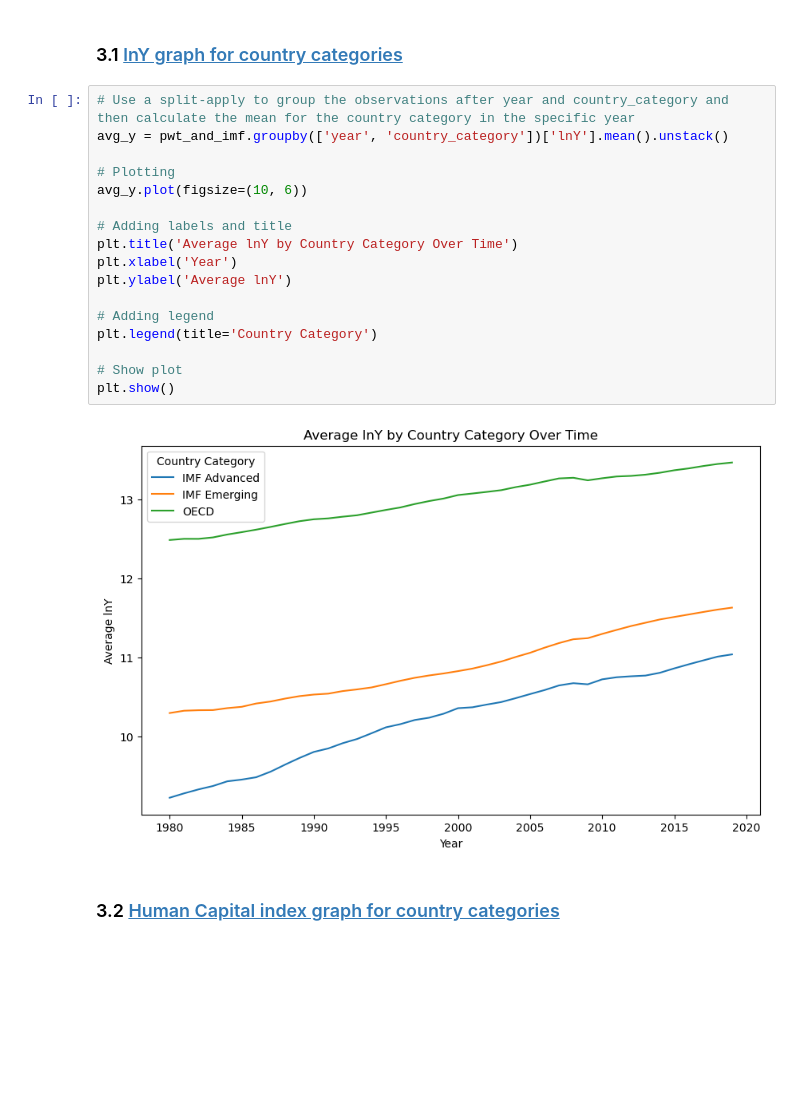
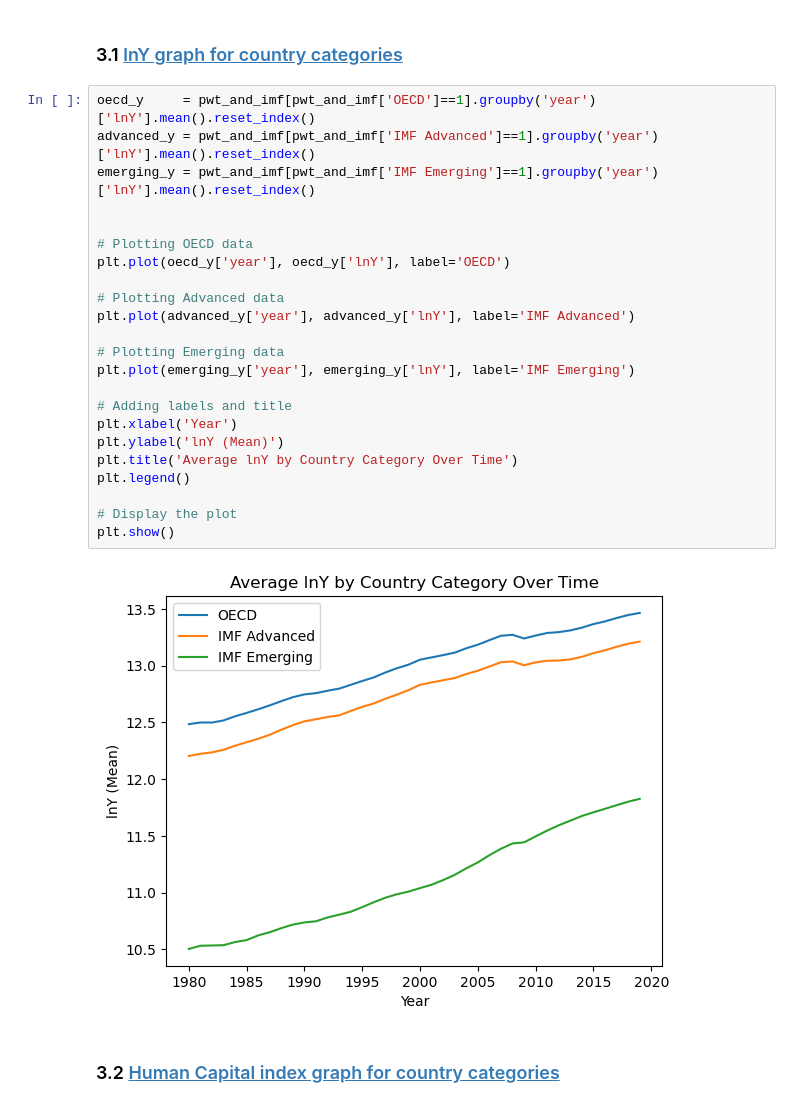
Before and after one commit to NumEconCopenhagen/projects-2024-mathias-mikkel-gabriele, a Jupyter notebook: dataproject/dataproject.ipynb, the cells around one changed output. Saved outputs shown, nothing was run; the diff lists cells and outputs as text; blank space fills up the shorter version.

```diff
--- a/dataproject/dataproject.ipynb
+++ b/dataproject/dataproject.ipynb
@@ -178,25 +188,31 @@ True
 ### 3. <a id='toc1_'></a>[Descriptive statistics](#toc0_)
 # %% [markdown]
 ### 3.1 <a id='toc1_'></a>[lnY graph for country categories](#toc0_)
-# %%
-# Use a split-apply to group the observations after year and country_category and then calculate the mean for the country category in the specific year
-avg_y = pwt_and_imf.groupby(['year', 'country_category'])['lnY'].mean().unstack()
-
-# Plotting
-avg_y.plot(figsize=(10, 6))
-
-# Adding labels and title
-plt.title('Average lnY by Country Category Over Time')
-plt.xlabel('Year')
-plt.ylabel('Average lnY')
-
-# Adding legend
-plt.legend(title='Country Category')
-
-# Show plot
-plt.show()
-# %% [output]
-[figure, removed]
+# %%
+oecd_y     = pwt_and_imf[pwt_and_imf['OECD']==1].groupby('year')['lnY'].mean().reset_index()
+advanced_y = pwt_and_imf[pwt_and_imf['IMF Advanced']==1].groupby('year')['lnY'].mean().reset_index()
+emerging_y = pwt_and_imf[pwt_and_imf['IMF Emerging']==1].groupby('year')['lnY'].mean().reset_index()
+
+
+# Plotting OECD data
+plt.plot(oecd_y['year'], oecd_y['lnY'], label='OECD')
+
+# Plotting Advanced data
+plt.plot(advanced_y['year'], advanced_y['lnY'], label='IMF Advanced')
+
+# Plotting Emerging data
+plt.plot(emerging_y['year'], emerging_y['lnY'], label='IMF Emerging')
+
+# Adding labels and title
+plt.xlabel('Year')
+plt.ylabel('lnY (Mean)')
+plt.title('Average lnY by Country Category Over Time')
+plt.legend()
+
+# Display the plot
+plt.show()
+# %% [output]
+[figure, added]
 # %% [markdown]
 ### 3.2 <a id='toc1_'></a>[Human Capital index graph for country categories](#toc0_)
 # %%
```
Also changed, not shown: parts of 17 cells of this notebook.
